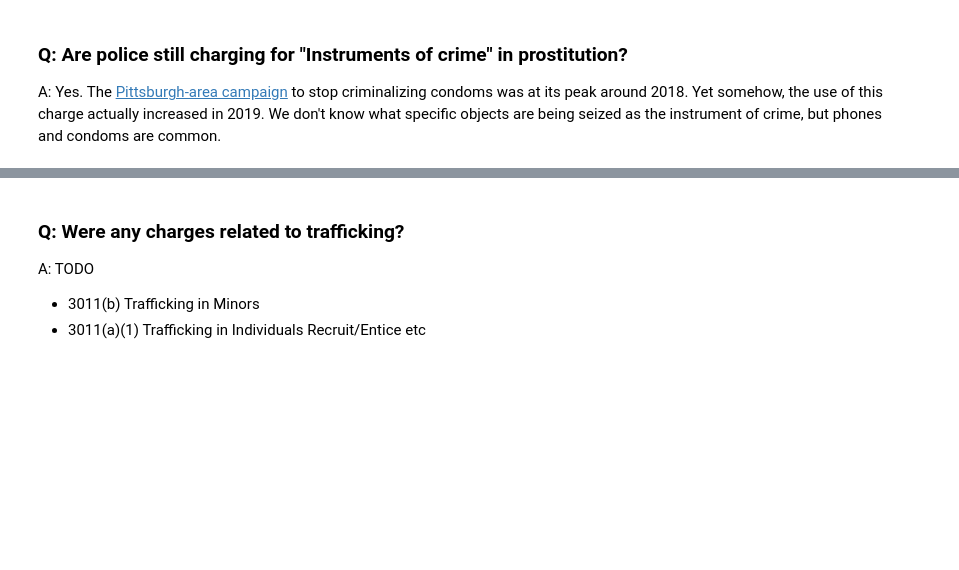
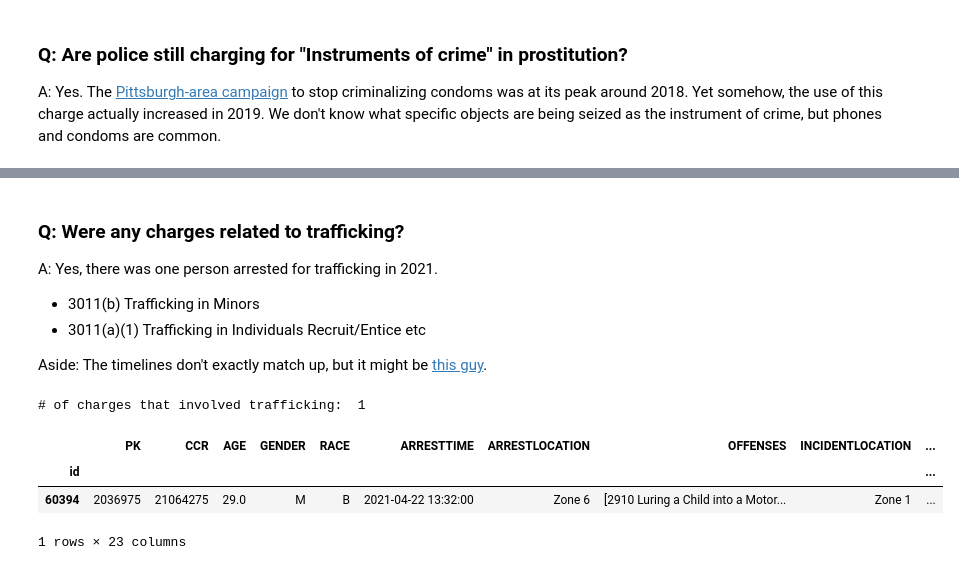
Before and after one commit to moates/pghSWArrests, a Jupyter notebook: arrest_data_analysis.ipynb, the cells around one changed output, grey strips where cells are left out. Drawn from its saved outputs; the diff is of its cells as text; code cells hidden in the pictures; blank space fills up the shorter version.

```diff
--- a/arrest_data_analysis.ipynb
+++ b/arrest_data_analysis.ipynb
@@ -319,6 +762,28 @@ providers.loc[providers.AGE < 18]
 # %% [markdown]
 ### Q: Were any charges related to trafficking?
 
-A: TODO
+A: Yes, there was one person arrested for trafficking in 2021.
+
 * 3011(b) Trafficking in Minors
 * 3011(a)(1) Trafficking in Individuals Recruit/Entice etc
+
+Aside: The timelines don't exactly match up, but it might be [this guy](https://www.timesonline.com/story/news/crime/2022/06/03/pittsburgh-man-sentenced-to-15-years-for-sex-trafficking-in-moon-township/65358719007/).
+# %%
+charges_trafficking = [
+    "3011\(b\)",
+    "Trafficking in Minors",
+    "3011\(a\)\(1\)",
+    "Trafficking in Individuals Recruit",
+    "3011"
+]
+
+trafficking_mask = data.OFFENSES_STR.str.contains('|'.join(charges_trafficking))
+
+print("# of charges that involved trafficking: ", sum(trafficking_mask))
+data[trafficking_mask]
+# %% [output]
+# of charges that involved trafficking:  1
+|  | PK | CCR | AGE | GENDER | RACE | ARRESTTIME | ARRESTLOCATION | OFFENSES | INCIDENTLOCATION | ... |
+| id |  |  |  |  |  |  |  |  |  | ... |
+| 60394 | 2036975 | 21064275 | 29.0 | M | B | 2021-04-22 13:32:00 | Zone 6 | [2910 Luring a Child into a Motor... | Zone 1 | ... |
+1 rows × 23 columns
```
Also changed, not shown: parts of 51 cells of this notebook.
